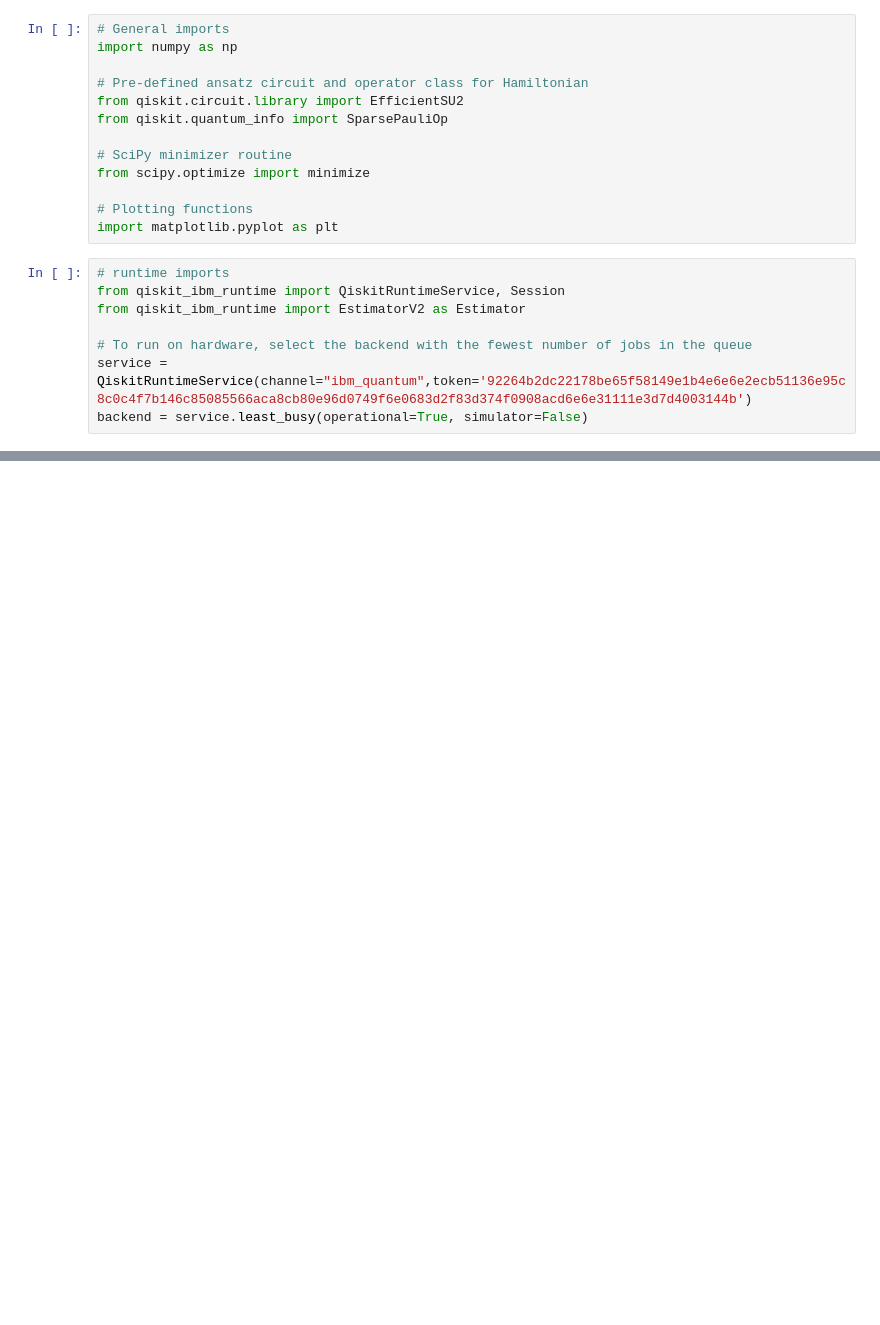
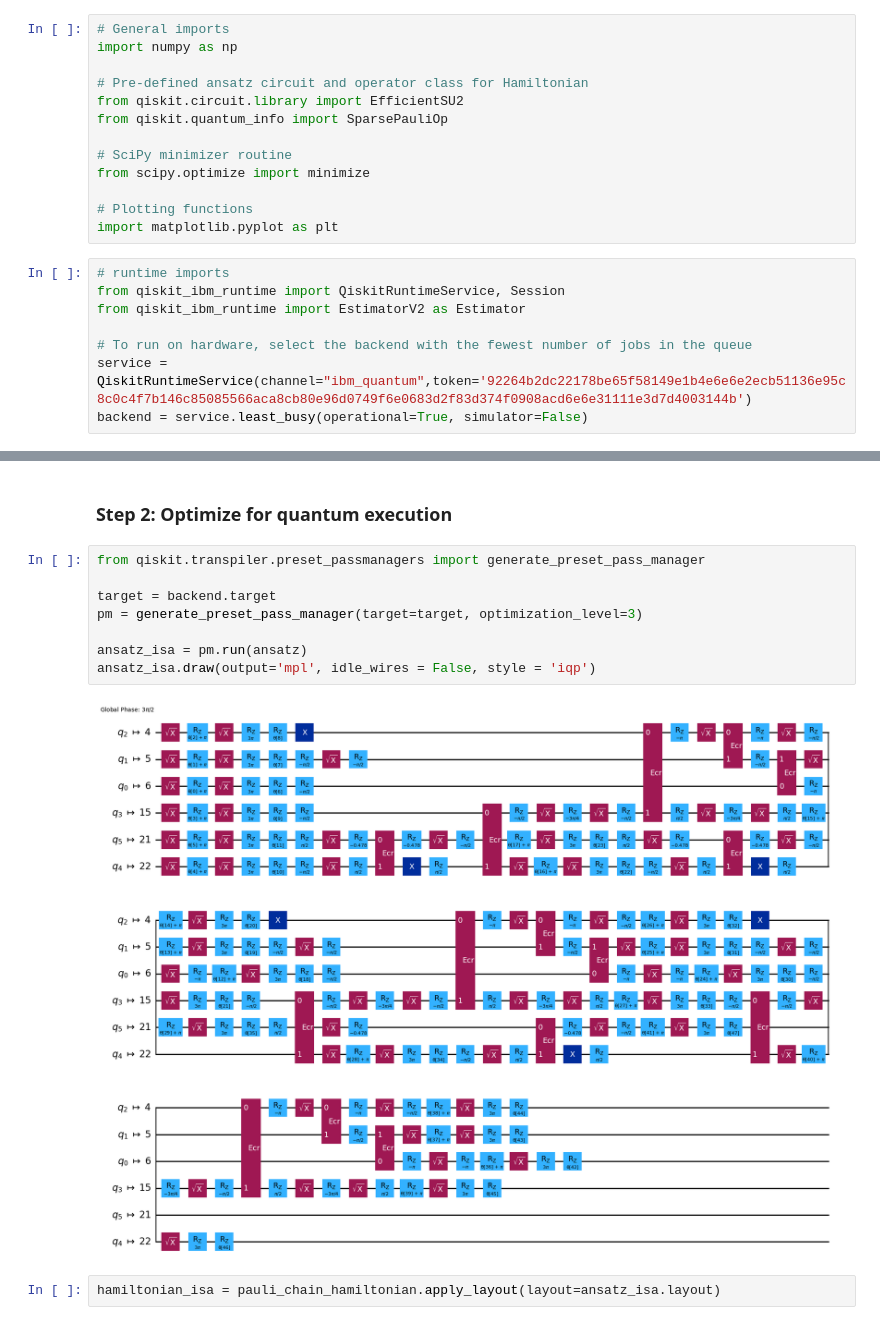
Before and after one commit to scilus/quactography, a Jupyter notebook: quactography/solver/vqe_solver_test.ipynb, the cells around one changed output, grey strips where cells are left out. Drawn from its saved outputs; the diff is of its cells as text; blank space fills up the shorter version.

```diff
--- a/quactography/solver/vqe_solver_test.ipynb
+++ b/quactography/solver/vqe_solver_test.ipynb
@@ -54,0 +50,14 @@ array(<quactography.hamiltonian.hamiltonian_total.Hamiltonian object at 0x...>,
+# %% [markdown]
+### Step 2: Optimize for quantum execution
+# %%
+from qiskit.transpiler.preset_passmanagers import generate_preset_pass_manager
+
+target = backend.target
+pm = generate_preset_pass_manager(target=target, optimization_level=3)
+
+ansatz_isa = pm.run(ansatz)
+ansatz_isa.draw(output='mpl', idle_wires = False, style = 'iqp')
+# %% [output]
+[figure, added]
+# %%
+hamiltonian_isa = pauli_chain_hamiltonian.apply_layout(layout=ansatz_isa.layout)
```
Also changed, not shown: parts of 14 cells of this notebook, 6 other files.
